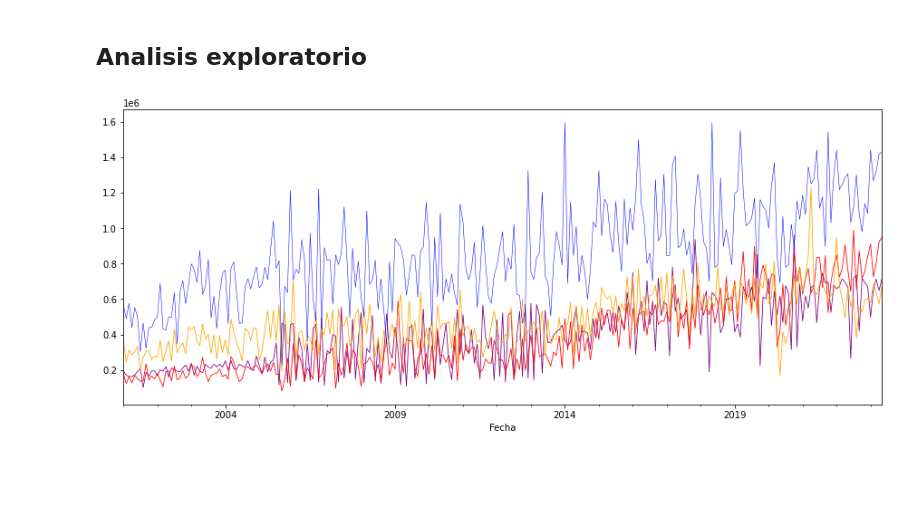
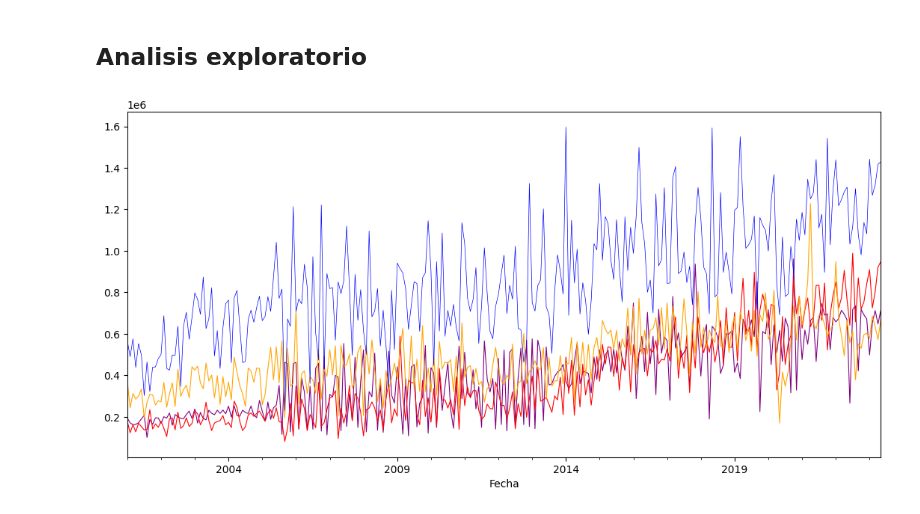
Before and after one commit to jeyner777/Lab-02-Series-de-Tiempo, a Jupyter notebook: Lab 2 Series de Tiempo.ipynb, the cells around one changed output. Drawn from its saved outputs; the diff is of its cells as text; code cells hidden in the pictures; blank space fills up the shorter version.

```diff
--- a/Lab 2 Series de Tiempo.ipynb
+++ b/Lab 2 Series de Tiempo.ipynb
@@ -246,14 +253,14 @@ Se importaron tres archivos:
 # %% [markdown]
 ## Analisis exploratorio
 # %%
-plt.figure(figsize=(15,6))
+plt.figure(figsize=(13,6))
 df_imp['Gas licuado de petróleo'].plot(color='purple', linewidth=0.8)
 df_imp['Gasolina regular'].plot(color='red', linewidth=0.8)
 df_imp['Gasolina superior'].plot(color='orange', linewidth=0.8)
 df_imp['Diesel'].plot(color='blue', linewidth=0.5)
 plt.show()
 # %% [output]
-[figure, old version]
+[figure, new version]
 # %%
 sns.pairplot(df_imp)
 plt.show()
```
Also changed, not shown: parts of 16 cells of this notebook.
